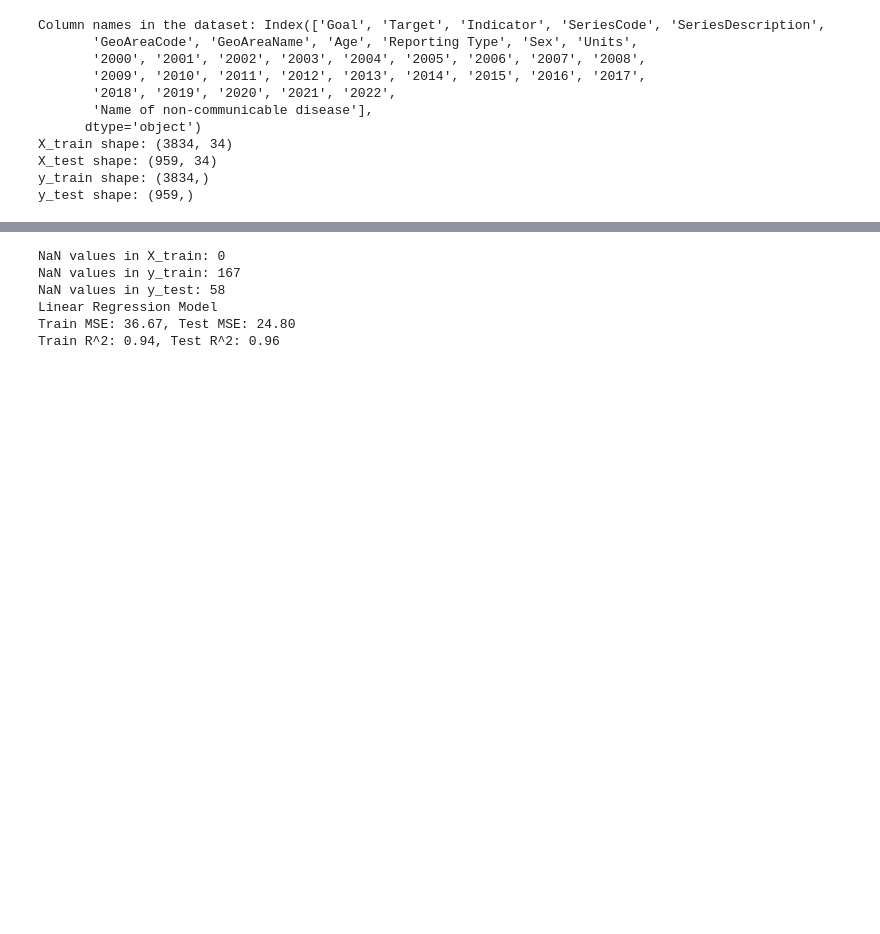
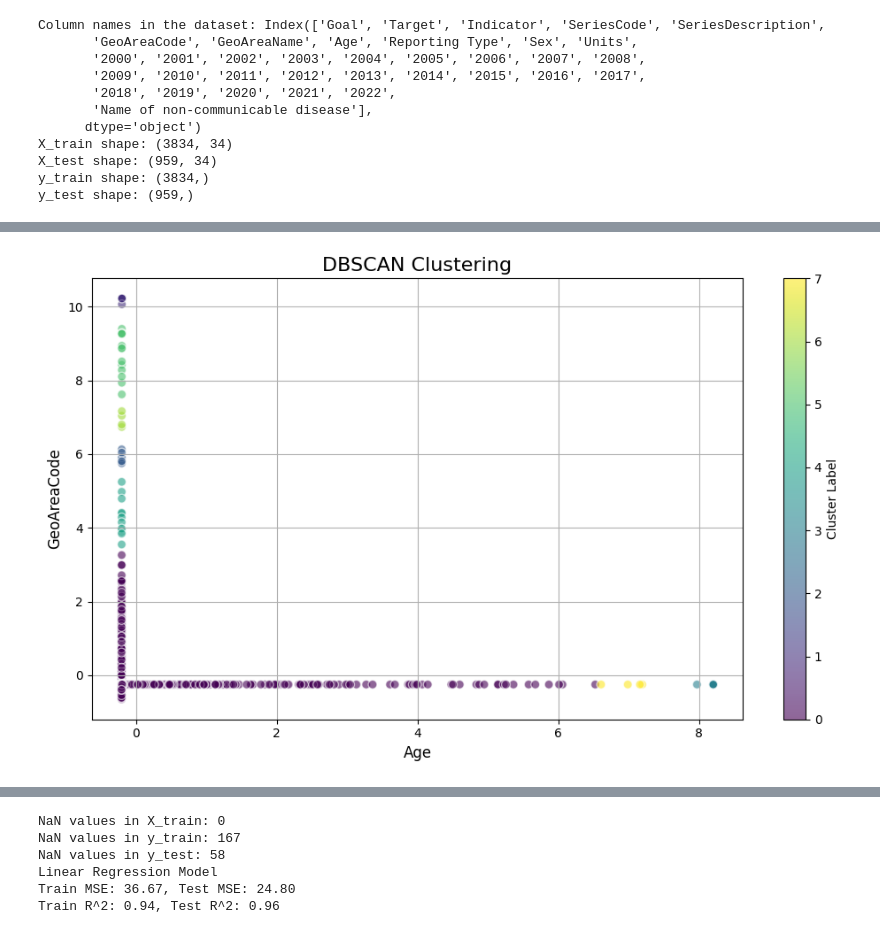
Before and after one commit to anjalidubeyy/sdg-project-machine-learning-, a Jupyter notebook: ml_project_final_code(unsdg).ipynb, the cells around one changed output, grey strips where cells are left out. Saved outputs shown, nothing was run; the diff lists cells and outputs as text; code cells hidden in the pictures; blank space fills up the shorter version.

```diff
--- a/ml_project_final_code(unsdg).ipynb
+++ b/ml_project_final_code(unsdg).ipynb
@@ -284,0 +237,33 @@ Passing `palette` without assigning `hue` is deprecated and will be removed in v
+# %%
+#DBSCAN CLUSTERING
+from sklearn.cluster import DBSCAN
+import matplotlib.pyplot as plt
+from sklearn.preprocessing import StandardScaler
+
+# Select the relevant features for clustering
+X_clustering = X_train_df[['Age', 'GeoAreaCode']]  # Features: Age and GeoAreaCode
+
+# Scale the features for better clustering performance
+scaler = StandardScaler()
+X_scaled = scaler.fit_transform(X_clustering)
+
+# Apply DBSCAN clustering
+dbscan = DBSCAN(eps=0.5, min_samples=5)  # eps: max distance between two samples, min_samples: number of samples in a neighborhood for a point to be considered a core point
+dbscan_labels = dbscan.fit_predict(X_scaled)
+
+# Plot DBSCAN results
+plt.figure(figsize=(10, 6))
+plt.scatter(X_scaled[:, 0], X_scaled[:, 1], c=dbscan_labels, cmap='viridis', s=50, alpha=0.6, edgecolors='w', marker='o')
+
+# Customize plot
+plt.title('DBSCAN Clustering', fontsize=16)
+plt.xlabel('Age', fontsize=12)
+plt.ylabel('GeoAreaCode', fontsize=12)
+plt.colorbar(label='Cluster Label')
+plt.grid(True)
+
+# Show plot
+plt.tight_layout()
+plt.show()
+# %% [output]
+[figure, added]
```
Also changed, not shown: parts of 12 cells of this notebook.
